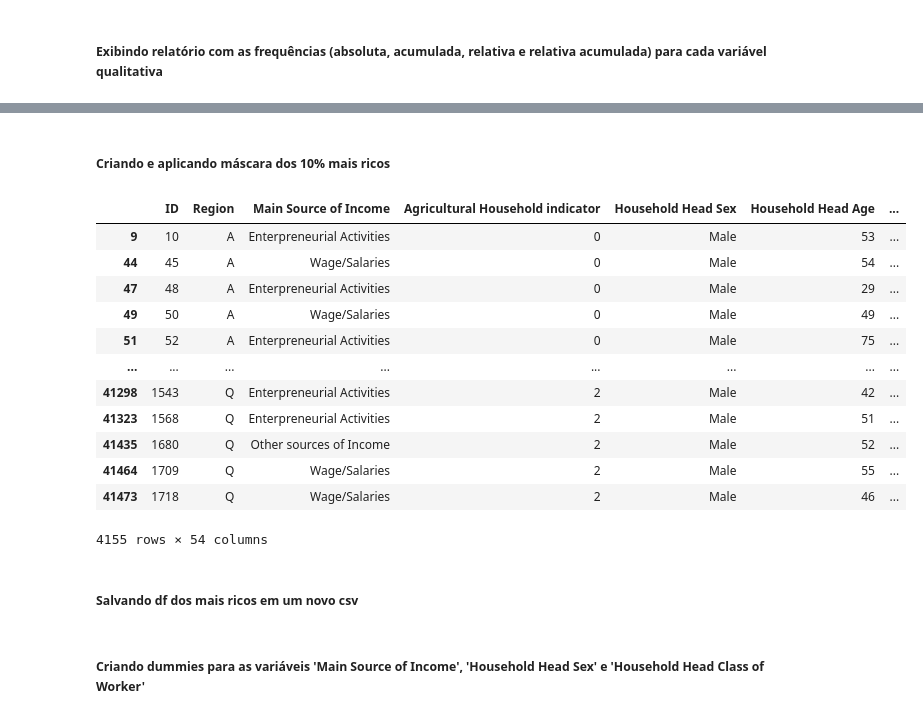
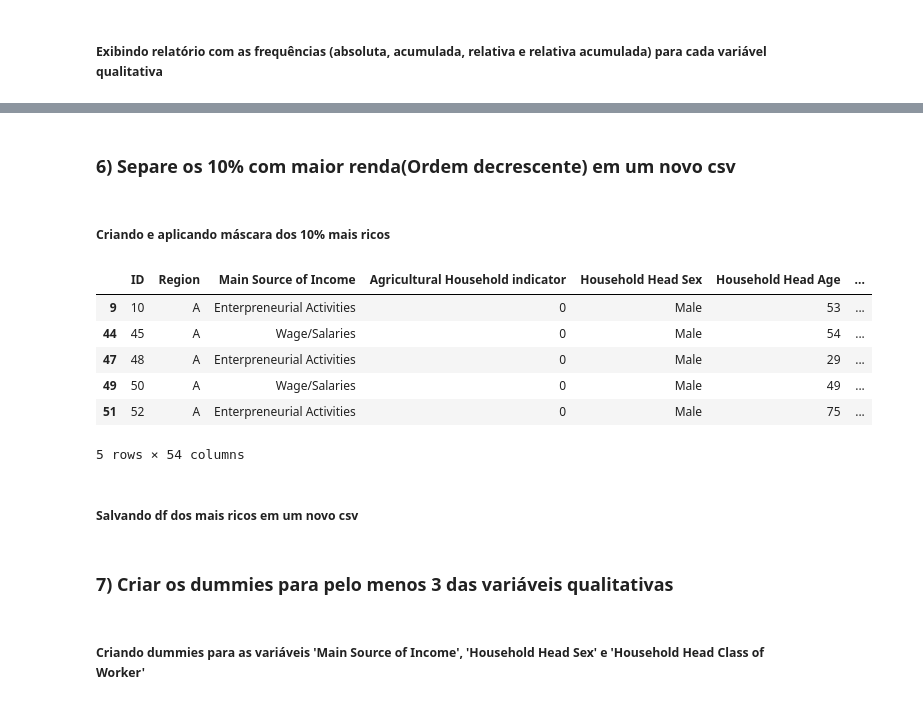
Before and after one commit to marcelaqueiroz/letscode_pandas, a Jupyter notebook: projeto_pandas.ipynb, the cells around one changed output, grey strips where cells are left out. Saved outputs shown, nothing was run; the diff lists cells and outputs as text; code cells hidden in the pictures.

```diff
--- a/projeto_pandas.ipynb
+++ b/projeto_pandas.ipynb
@@ -261,6 +220,5 @@ dtype: int64
 # %% [markdown]
 ##### Obtendo os relatórios das variáveis numéricas, excluindo o ID
 # %%
-pd.set_option('display.max_columns', 50)
-relatorio1 = df_final.iloc[:,1:].describe().T
+relatorio1 = df_final.drop(columns = ['ID']).describe().T
 # %%
@@ -539,3 +476,5 @@ for column in object_columns:
+# %% [markdown]
+### 6) Separe os 10% com maior renda(Ordem decrescente) em um novo csv
 # %% [markdown]
 ##### Criando e aplicando máscara dos 10% mais ricos
 # %%
@@ -543,25 +482,21 @@ quantil_90_renda = df_final['Total Household Income'].quantile(0.90)
 # %%
 mais_ricos = df_final['Total Household Income'] > quantil_90_renda
 # %%
-df_final[mais_ricos]
+df_final[mais_ricos].head()
 # %% [output]
 |  | ID | Region | Main Source of Income | Agricultural Household indicator | Household Head Sex | Household Head Age | ... |
 | 9 | 10 | A | Enterpreneurial Activities | 0 | Male | 53 | ... |
 | 44 | 45 | A | Wage/Salaries | 0 | Male | 54 | ... |
 | 47 | 48 | A | Enterpreneurial Activities | 0 | Male | 29 | ... |
 | 49 | 50 | A | Wage/Salaries | 0 | Male | 49 | ... |
 | 51 | 52 | A | Enterpreneurial Activities | 0 | Male | 75 | ... |
-| ... | ... | ... | ... | ... | ... | ... | ... |
-| 41298 | 1543 | Q | Enterpreneurial Activities | 2 | Male | 42 | ... |
-| 41323 | 1568 | Q | Enterpreneurial Activities | 2 | Male | 51 | ... |
-| 41435 | 1680 | Q | Other sources of Income | 2 | Male | 52 | ... |
-| 41464 | 1709 | Q | Wage/Salaries | 2 | Male | 55 | ... |
-| 41473 | 1718 | Q | Wage/Salaries | 2 | Male | 46 | ... |
-4155 rows × 54 columns
+5 rows × 54 columns
 # %% [markdown]
 ##### Salvando df dos mais ricos em um novo csv
 # %%
 df_final[mais_ricos].to_csv('mais_ricos.csv', index=False)
+# %% [markdown]
+### 7) Criar os dummies para pelo menos 3 das variáveis qualitativas
 # %% [markdown]
 ##### Criando dummies para as variáveis 'Main Source of Income', 'Household Head Sex' e 'Household Head Class of Worker'
 # %%
```
Also changed, not shown: parts of 50 cells of this notebook.
